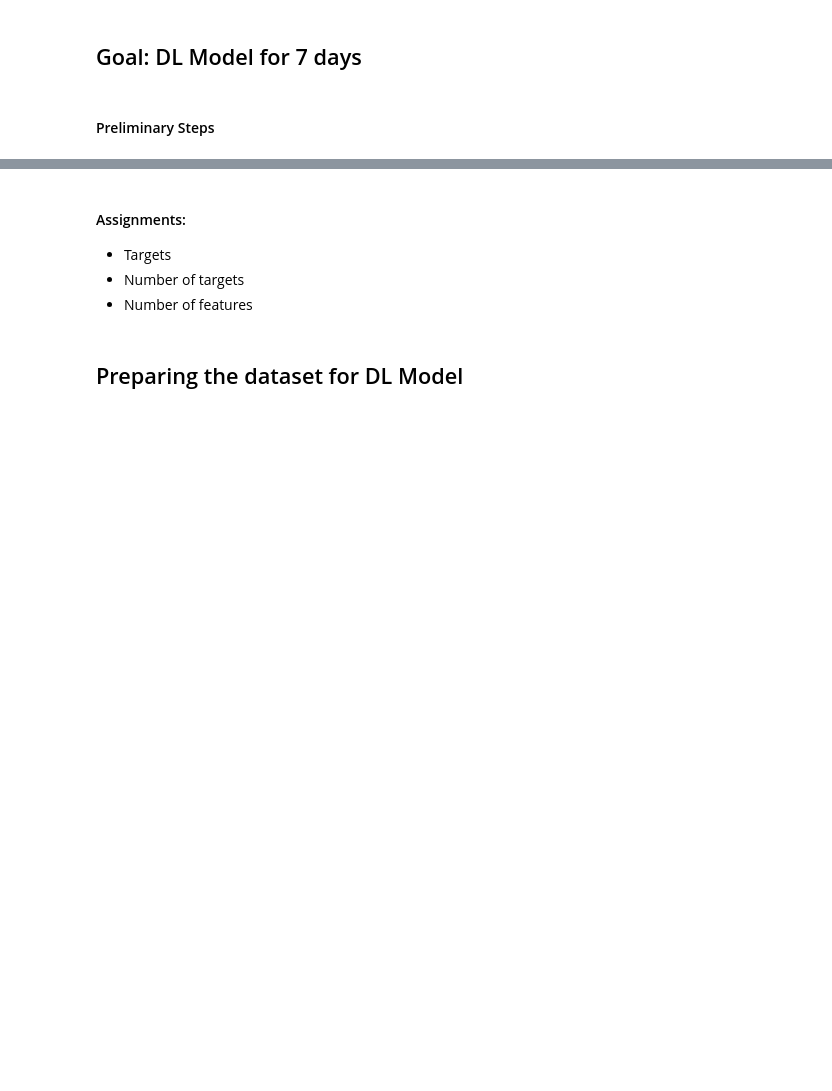
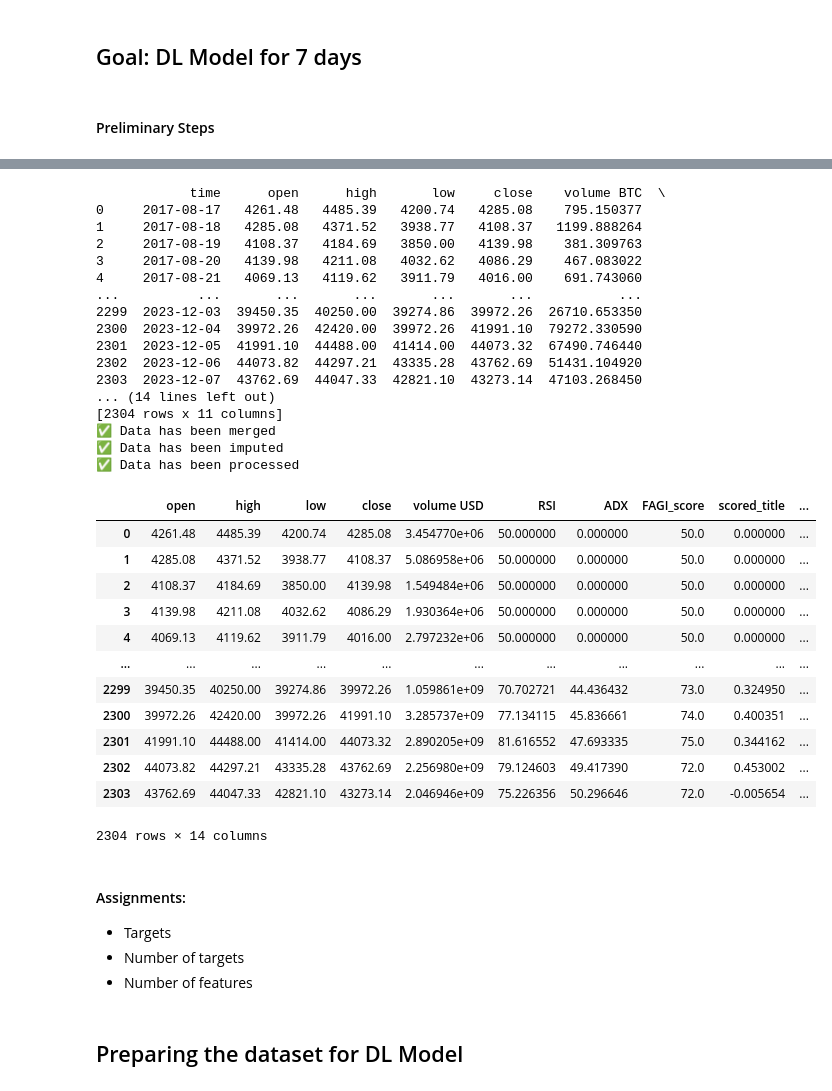
Before and after one commit to E-Brown96/crypto_market_assistant, a Jupyter notebook: notebooks/Joseph_7days.ipynb, the cells around one changed output, grey strips where cells are left out. Saved outputs shown, nothing was run; the diff lists cells and outputs as text; code cells hidden in the pictures; blank space fills up the shorter version.

```diff
--- a/notebooks/Joseph_7days.ipynb
+++ b/notebooks/Joseph_7days.ipynb
@@ -34,0 +18,38 @@ df_jk
+# %%
+#For Jupyter only
+
+
+df = preprocessor_not_scaled('BTCUSDT_daily.csv','final_text_df.csv','social_number_data.csv','FearAndGreedIndex.csv')
+df_new = df.drop(columns=['date','volume BTC','twitter_favourites','reddit_active_users','twitter_followers','RSI_class','ADX_class'])
+df_new
+# %% [output]
+            time      open      high       low     close    volume BTC  \
+0     2017-08-17   4261.48   4485.39   4200.74   4285.08    795.150377
+1     2017-08-18   4285.08   4371.52   3938.77   4108.37   1199.888264
+2     2017-08-19   4108.37   4184.69   3850.00   4139.98    381.309763
+3     2017-08-20   4139.98   4211.08   4032.62   4086.29    467.083022
+4     2017-08-21   4069.13   4119.62   3911.79   4016.00    691.743060
+...          ...       ...       ...       ...       ...           ...
+2299  2023-12-03  39450.35  40250.00  39274.86  39972.26  26710.653350
+2300  2023-12-04  39972.26  42420.00  39972.26  41991.10  79272.330590
+2301  2023-12-05  41991.10  44488.00  41414.00  44073.32  67490.746440
+2302  2023-12-06  44073.82  44297.21  43335.28  43762.69  51431.104920
+2303  2023-12-07  43762.69  44047.33  42821.10  43273.14  47103.268450
+... (14 lines left out)
+[2304 rows x 11 columns]
+✅ Data has been merged
+✅ Data has been imputed
+✅ Data has been processed
+|  | open | high | low | close | volume USD | RSI | ADX | FAGI_score | scored_title | ... |
+| 0 | 4261.48 | 4485.39 | 4200.74 | 4285.08 | 3.454770e+06 | 50.000000 | 0.000000 | 50.0 | 0.000000 | ... |
+| 1 | 4285.08 | 4371.52 | 3938.77 | 4108.37 | 5.086958e+06 | 50.000000 | 0.000000 | 50.0 | 0.000000 | ... |
+| 2 | 4108.37 | 4184.69 | 3850.00 | 4139.98 | 1.549484e+06 | 50.000000 | 0.000000 | 50.0 | 0.000000 | ... |
+| 3 | 4139.98 | 4211.08 | 4032.62 | 4086.29 | 1.930364e+06 | 50.000000 | 0.000000 | 50.0 | 0.000000 | ... |
+| 4 | 4069.13 | 4119.62 | 3911.79 | 4016.00 | 2.797232e+06 | 50.000000 | 0.000000 | 50.0 | 0.000000 | ... |
+| ... | ... | ... | ... | ... | ... | ... | ... | ... | ... | ... |
+| 2299 | 39450.35 | 40250.00 | 39274.86 | 39972.26 | 1.059861e+09 | 70.702721 | 44.436432 | 73.0 | 0.324950 | ... |
+| 2300 | 39972.26 | 42420.00 | 39972.26 | 41991.10 | 3.285737e+09 | 77.134115 | 45.836661 | 74.0 | 0.400351 | ... |
+| 2301 | 41991.10 | 44488.00 | 41414.00 | 44073.32 | 2.890205e+09 | 81.616552 | 47.693335 | 75.0 | 0.344162 | ... |
+| 2302 | 44073.82 | 44297.21 | 43335.28 | 43762.69 | 2.256980e+09 | 79.124603 | 49.417390 | 72.0 | 0.453002 | ... |
+| 2303 | 43762.69 | 44047.33 | 42821.10 | 43273.14 | 2.046946e+09 | 75.226356 | 50.296646 | 72.0 | -0.005654 | ... |
+2304 rows × 14 columns
```
Also changed, not shown: parts of 32 cells of this notebook, 1 other file.
